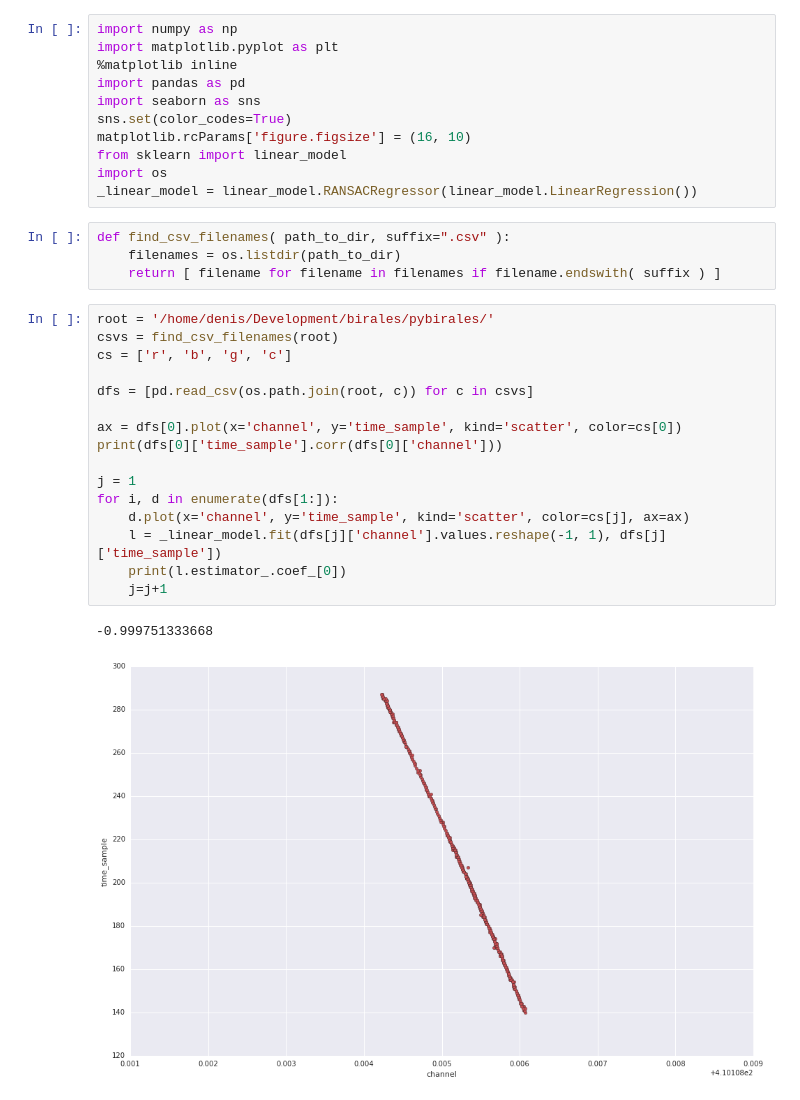
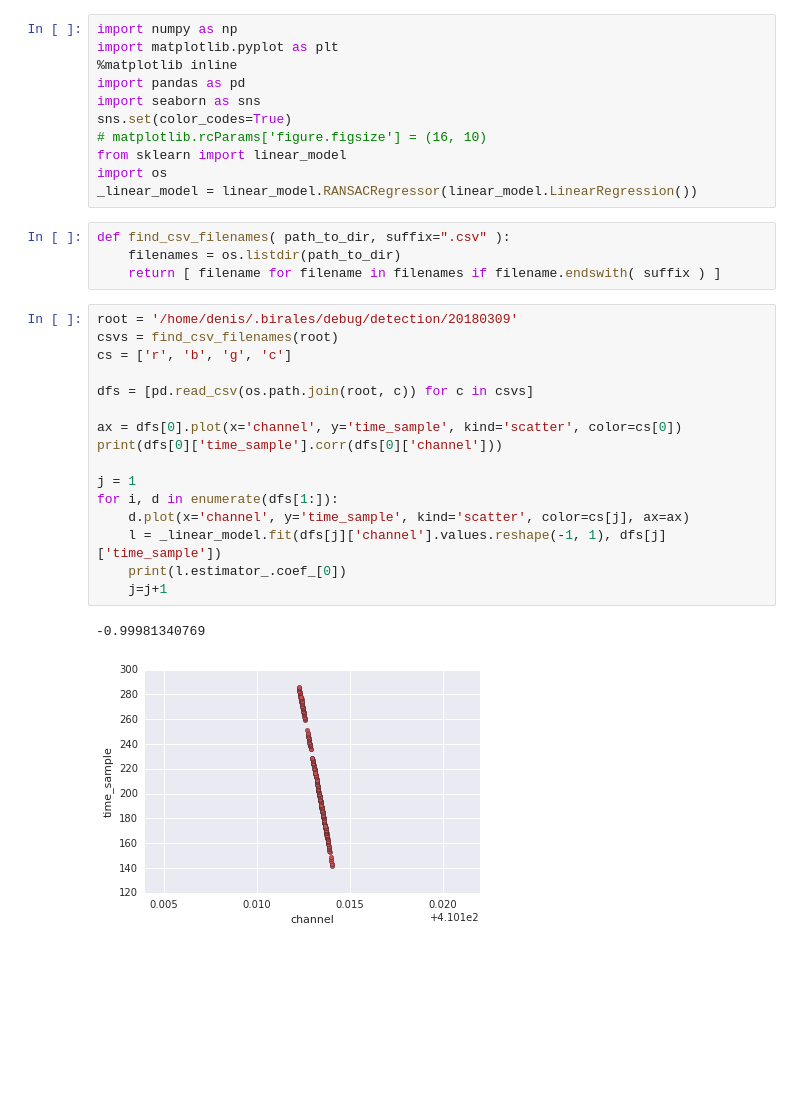
Before and after one commit to BIRALES/birales, a Jupyter notebook: pybirales/services/scripts/analysis/candidates_analysis.ipynb, the cells around one changed output. Drawn from its saved outputs; the diff is of its cells as text; blank space fills up the shorter version.

Commit message:
debugging

```diff
--- a/pybirales/services/scripts/analysis/candidates_analysis.ipynb
+++ b/pybirales/services/scripts/analysis/candidates_analysis.ipynb
@@ -5,7 +5,7 @@ import matplotlib.pyplot as plt
 import pandas as pd
 import seaborn as sns
 sns.set(color_codes=True)
-matplotlib.rcParams['figure.figsize'] = (16, 10)
+# matplotlib.rcParams['figure.figsize'] = (16, 10)
 from sklearn import linear_model
 import os
 _linear_model = linear_model.RANSACRegressor(linear_model.LinearRegression())
@@ -14,24 +14,24 @@ def find_csv_filenames( path_to_dir, suffix=".csv" ):
     filenames = os.listdir(path_to_dir)
     return [ filename for filename in filenames if filename.endswith( suffix ) ]
 # %%
-root = '/home/denis/Development/birales/pybirales/'
+root = '/home/denis/.birales/debug/detection/20180309'
 csvs = find_csv_filenames(root)
 cs = ['r', 'b', 'g', 'c']
 
 dfs = [pd.read_csv(os.path.join(root, c)) for c in csvs]
 
 ax = dfs[0].plot(x='channel', y='time_sample', kind='scatter', color=cs[0])
 print(dfs[0]['time_sample'].corr(dfs[0]['channel']))
 
 j = 1
 for i, d in enumerate(dfs[1:]):
     d.plot(x='channel', y='time_sample', kind='scatter', color=cs[j], ax=ax)
     l = _linear_model.fit(dfs[j]['channel'].values.reshape(-1, 1), dfs[j]['time_sample'])
     print(l.estimator_.coef_[0])
     j=j+1
 # %% [output]
--0.999751333668
+-0.99981340769
-[figure, old version]
+[figure, new version]
 # %%
 df = dfs[0]
 channels = df['channel'].values.reshape(-1, 1)
```
Also changed, not shown: parts of 1 cell of this notebook, 3 other files.
